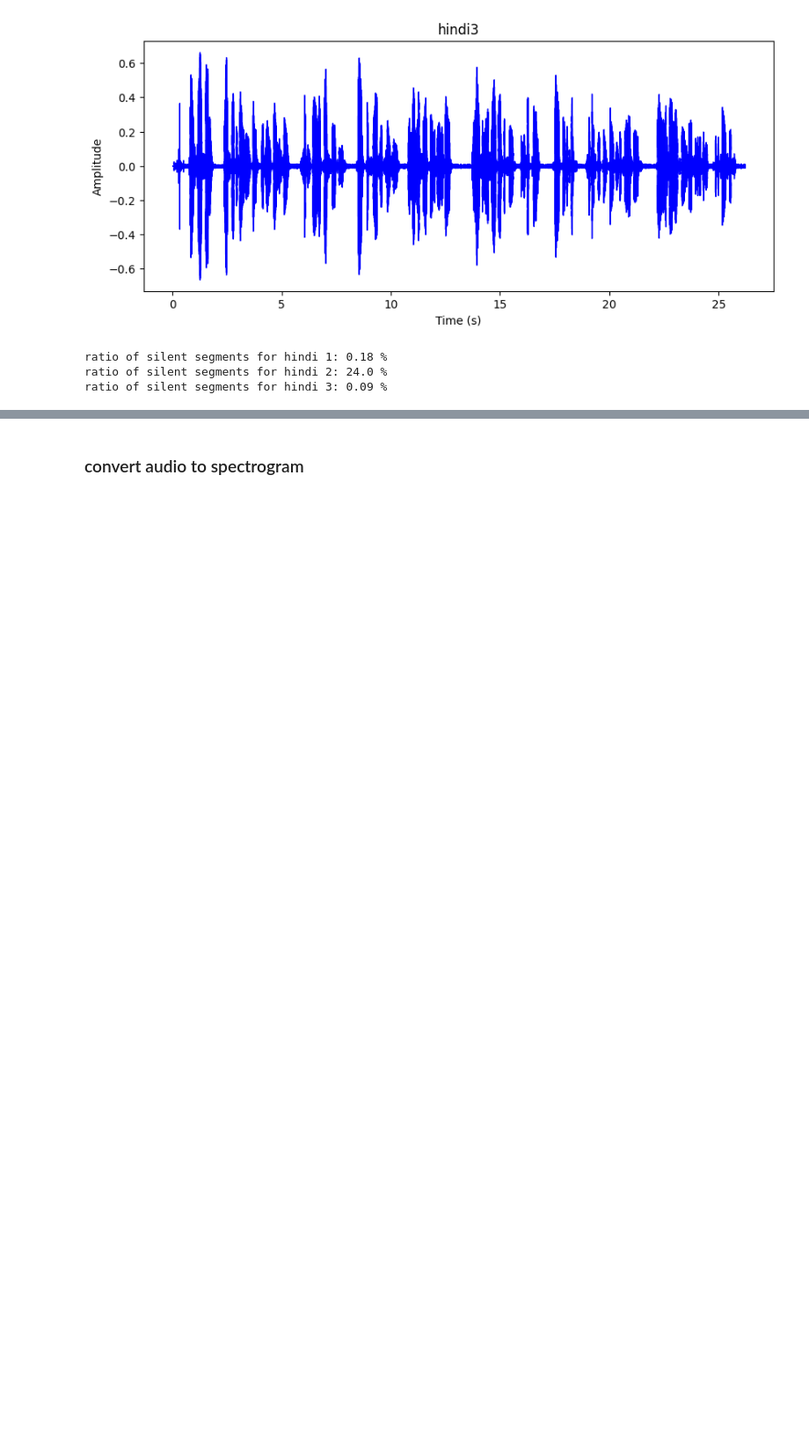
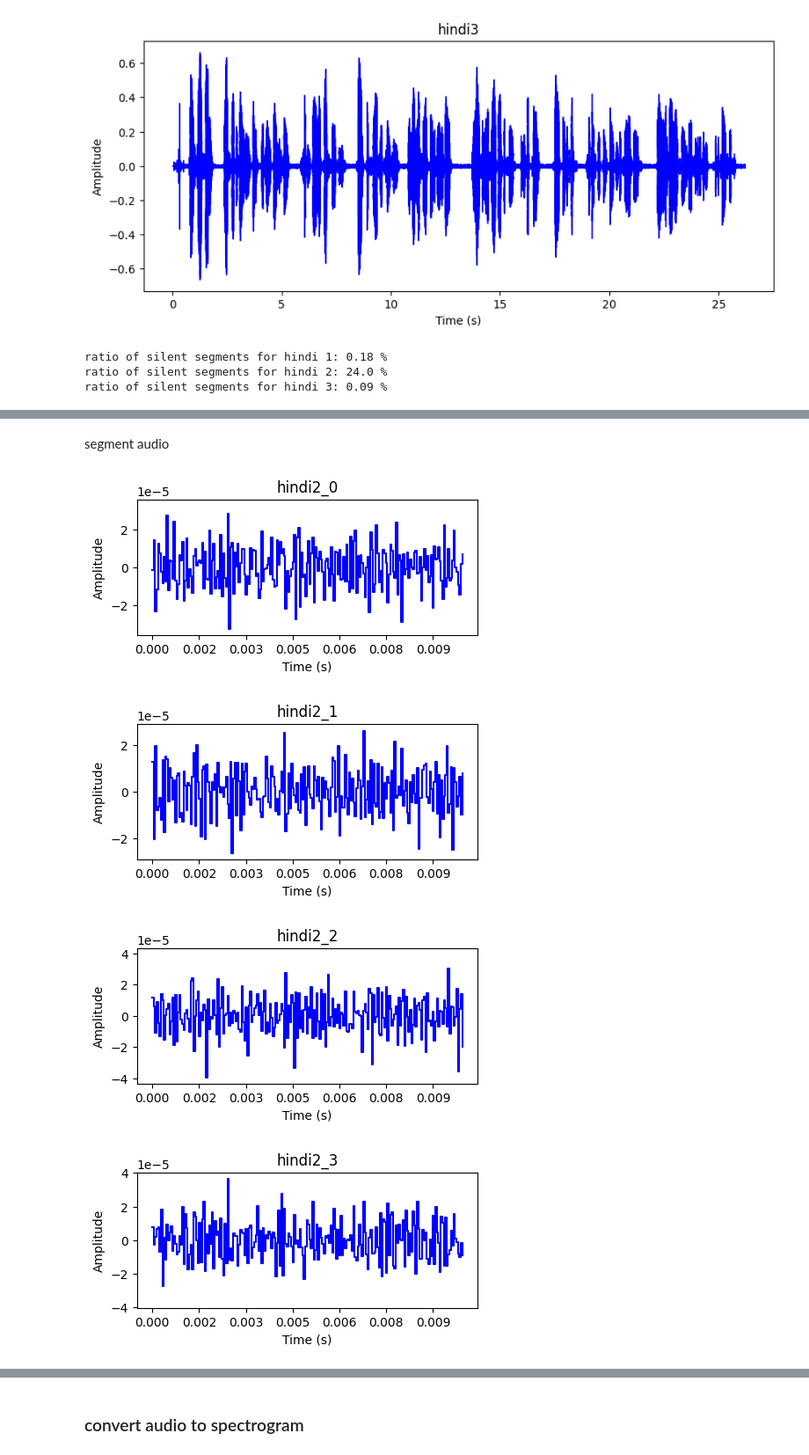
Before and after one commit to BlcMed/accent-recognition, a Jupyter notebook: notebooks/EDA.ipynb, the cells around one changed output, grey strips where cells are left out. Shown: that part at 88% size. Saved outputs shown, nothing was run; the diff lists cells and outputs as text; code cells hidden in the pictures; blank space fills up the shorter version.

```diff
--- a/notebooks/EDA.ipynb
+++ b/notebooks/EDA.ipynb
@@ -85,0 +91,12 @@ sf.write("../data/processed/hindi2.mp3", segment, sr)
+# %% [markdown]
+segment audio
+# %%
+# Segment audio
+segments = segment_audio(audio2, sr=SAMPLING_RATING, duration=0.01, overlap=0.001) # duration=10ms, overlap=1ms
+for i, segment in enumerate(segments[:5]):
+    plot_audio(segment, SAMPLING_RATING, title="hindi2_{}".format(i), figsize=(5, 2))
+# %% [output]
+[figure, added]
+[figure, added]
+[figure, added]
+[figure, added]
```
Also changed, not shown: parts of 27 cells of this notebook, 5 other files.
